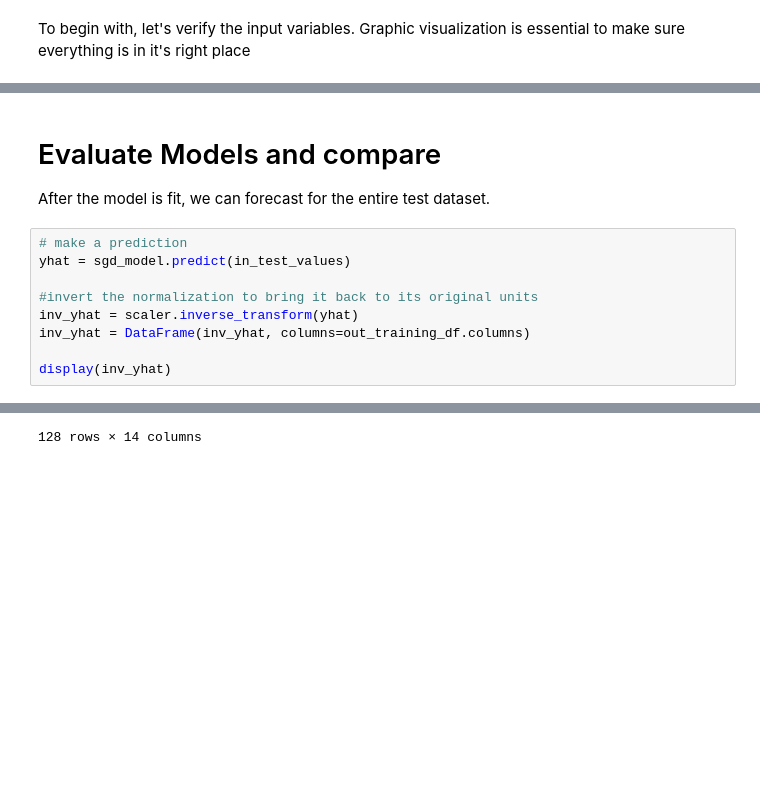
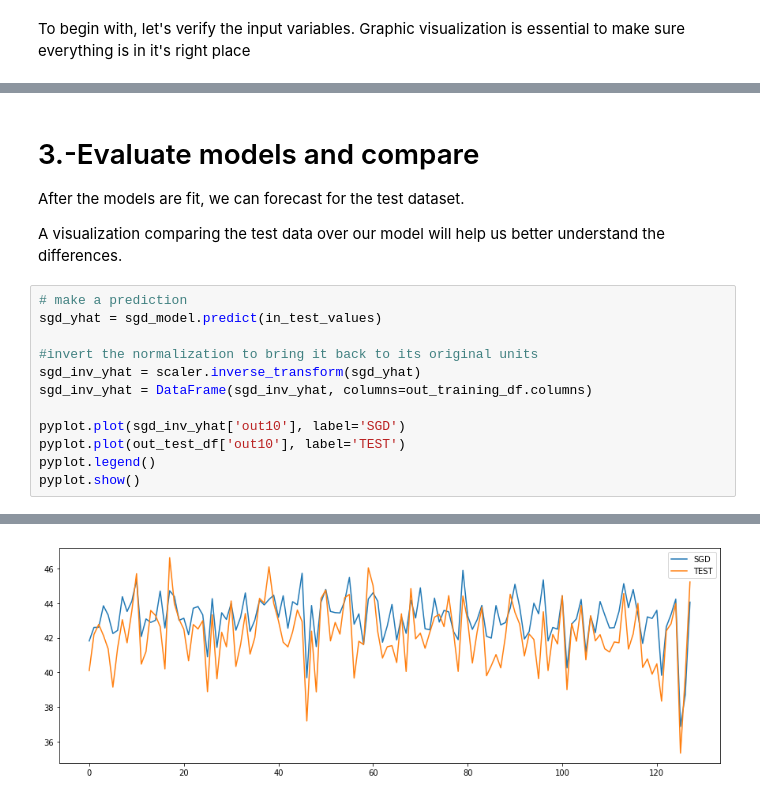
Before and after one commit to ndujar/friendly-computing-machine, a Jupyter notebook: Deep learning predictor.ipynb, the cells around one changed output, grey strips where cells are left out. Cells and saved outputs as stored; diff of their text form; blank space fills up the shorter version.

```diff
--- a/Deep learning predictor.ipynb
+++ b/Deep learning predictor.ipynb
@@ -177,14 +212,19 @@ pyplot.show()
 # %% [markdown]
-# Evaluate Models and compare
+# 3.-Evaluate models and compare
 
-After the model is fit, we can forecast for the entire test dataset.
+After the models are fit, we can forecast for the test dataset.
+
+A visualization comparing the test data over our model will help us better understand the differences.
 # %%
 # make a prediction
-yhat = sgd_model.predict(in_test_values)
+sgd_yhat = sgd_model.predict(in_test_values)
 
 #invert the normalization to bring it back to its original units
-inv_yhat = scaler.inverse_transform(yhat)
-inv_yhat = DataFrame(inv_yhat, columns=out_training_df.columns)
+sgd_inv_yhat = scaler.inverse_transform(sgd_yhat)
+sgd_inv_yhat = DataFrame(sgd_inv_yhat, columns=out_training_df.columns)
 
-display(inv_yhat)
+pyplot.plot(sgd_inv_yhat['out10'], label='SGD')
+pyplot.plot(out_test_df['out10'], label='TEST')
+pyplot.legend()
+pyplot.show()
 # %% [output]
@@ -208,3 +231,3 @@ display(inv_yhat)
-128 rows × 14 columns
+[figure, added]
 # %%
 # make a prediction
```
Also changed, not shown: parts of 28 cells of this notebook.
